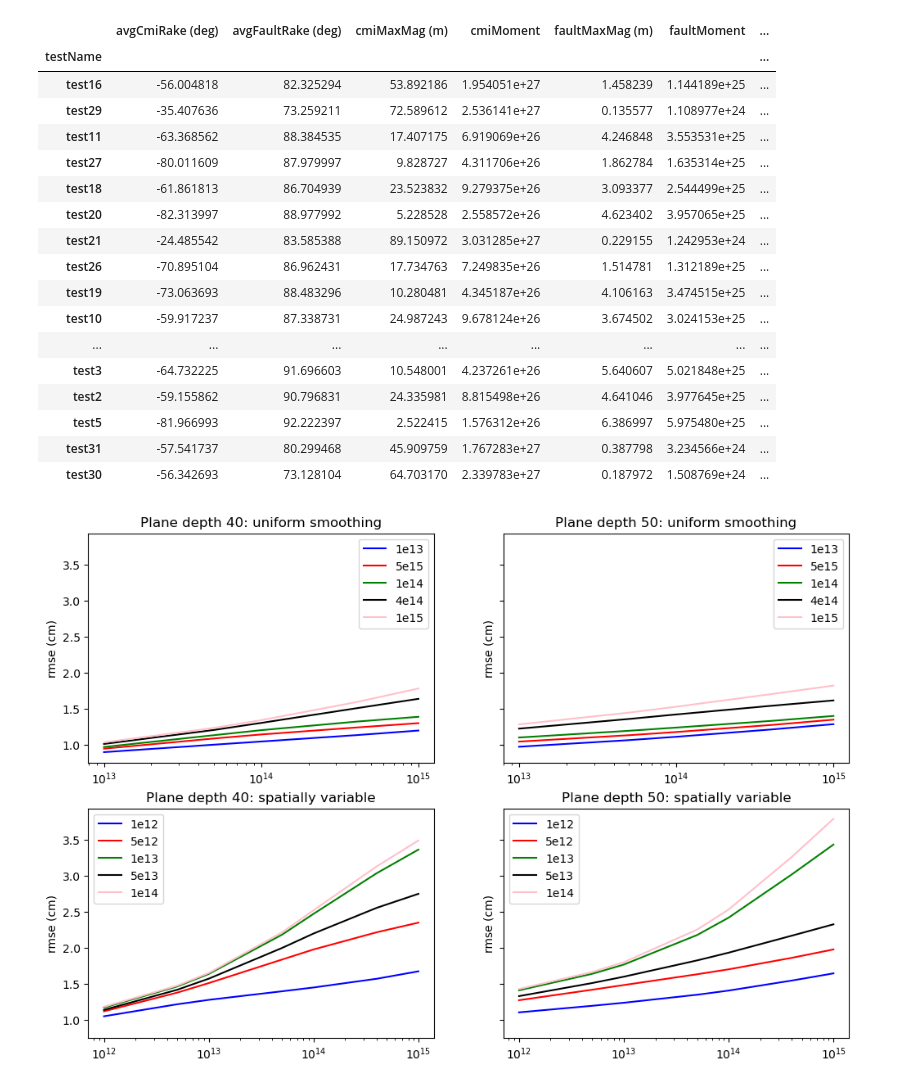
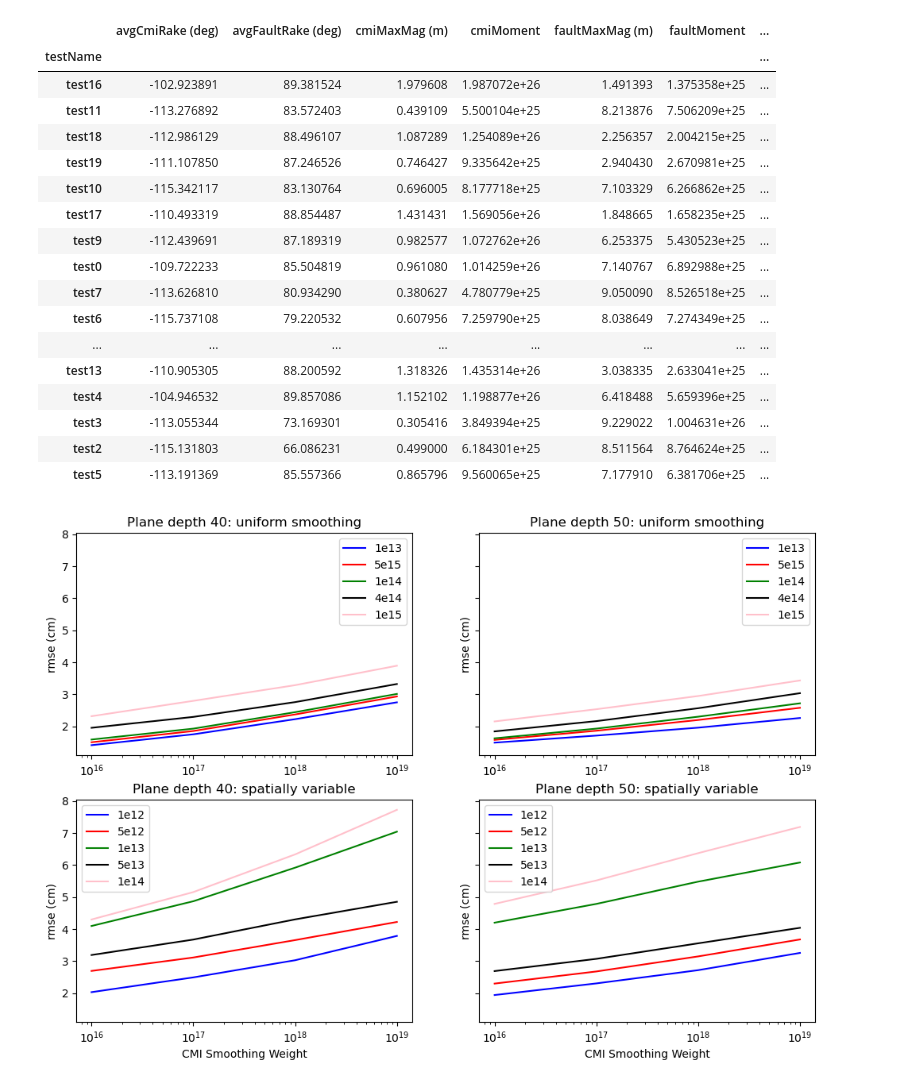
Before and after one commit to e-middleton/cmiModeling, a Jupyter notebook: parseResults.ipynb, the cells around one changed output. Cells and saved outputs as stored; diff of their text form; code cells hidden in the pictures.

```diff
--- a/parseResults.ipynb
+++ b/parseResults.ipynb
@@ -2,8 +2,9 @@
 import os
 import pandas as pd
 import json
+import yaml
 
-test_dirs = ["./_outputs/D40_SU_Testing", "./_outputs/D50_SU_Testing", "./_outputs/D40_SV_Testing", "./_outputs/D50_SV_Testing"]
+test_dirs = ["./_outputsCMI/D40_SU_Testing", "./_outputsCMI/D50_SU_Testing", "./_outputsCMI/D40_SV_Testing", "./_outputsCMI/D50_SV_Testing"]
 testList = [] # list of dictionaries
 testList2 = []
 testList3 = []
@@ -18,7 +19,7 @@ for batch in test_dirs:
     for root, dirs, files in os.walk(batch) :
         if "test" in root:
             with open(root + '/configSettings.txt') as filename:
-                test = json.load(filename)
+                test = yaml.safe_load(filename)
             with open(root +'/numericalResults.txt') as file2:
                 data = json.load(file2)
                 data["faultSmoothing"] = test["smoothing"]["fault"]
@@ -53,22 +54,22 @@ models4.set_index("testName")
 # %% [output]
 |  | avgCmiRake (deg) | avgFaultRake (deg) | cmiMaxMag (m) | cmiMoment | faultMaxMag (m) | faultMoment | ... |
 | testName |  |  |  |  |  |  | ... |
-| test16 | -56.004818 | 82.325294 | 53.892186 | 1.954051e+27 | 1.458239 | 1.144189e+25 | ... |
-| test29 | -35.407636 | 73.259211 | 72.589612 | 2.536141e+27 | 0.135577 | 1.108977e+24 | ... |
-| test11 | -63.368562 | 88.384535 | 17.407175 | 6.919069e+26 | 4.246848 | 3.553531e+25 | ... |
-| test27 | -80.011609 | 87.979997 | 9.828727 | 4.311706e+26 | 1.862784 | 1.635314e+25 | ... |
-| test18 | -61.861813 | 86.704939 | 23.523832 | 9.279375e+26 | 3.093377 | 2.544499e+25 | ... |
-| test20 | -82.313997 | 88.977992 | 5.228528 | 2.558572e+26 | 4.623402 | 3.957065e+25 | ... |
-| test21 | -24.485542 | 83.585388 | 89.150972 | 3.031285e+27 | 0.229155 | 1.242953e+24 | ... |
-| test26 | -70.895104 | 86.962431 | 17.734763 | 7.249835e+26 | 1.514781 | 1.312189e+25 | ... |
-| test19 | -73.063693 | 88.483296 | 10.280481 | 4.345187e+26 | 4.106163 | 3.474515e+25 | ... |
-| test10 | -59.917237 | 87.338731 | 24.987243 | 9.678124e+26 | 3.674502 | 3.024153e+25 | ... |
+| test16 | -102.923891 | 89.381524 | 1.979608 | 1.987072e+26 | 1.491393 | 1.375358e+25 | ... |
+| test11 | -113.276892 | 83.572403 | 0.439109 | 5.500104e+25 | 8.213876 | 7.506209e+25 | ... |
+| test18 | -112.986129 | 88.496107 | 1.087289 | 1.254089e+26 | 2.256357 | 2.004215e+25 | ... |
+| test19 | -111.107850 | 87.246526 | 0.746427 | 9.335642e+25 | 2.940430 | 2.670981e+25 | ... |
+| test10 | -115.342117 | 83.130764 | 0.696005 | 8.177718e+25 | 7.103329 | 6.266862e+25 | ... |
+| test17 | -110.493319 | 88.854487 | 1.431431 | 1.569056e+26 | 1.848665 | 1.658235e+25 | ... |
+| test9 | -112.439691 | 87.189319 | 0.982577 | 1.072762e+26 | 6.253375 | 5.430523e+25 | ... |
+| test0 | -109.722233 | 85.504819 | 0.961080 | 1.014259e+26 | 7.140767 | 6.892988e+25 | ... |
+| test7 | -113.626810 | 80.934290 | 0.380627 | 4.780779e+25 | 9.050090 | 8.526518e+25 | ... |
+| test6 | -115.737108 | 79.220532 | 0.607956 | 7.259790e+25 | 8.038649 | 7.274349e+25 | ... |
 | ... | ... | ... | ... | ... | ... | ... | ... |
-| test3 | -64.732225 | 91.696603 | 10.548001 | 4.237261e+26 | 5.640607 | 5.021848e+25 | ... |
-| test2 | -59.155862 | 90.796831 | 24.335981 | 8.815498e+26 | 4.641046 | 3.977645e+25 | ... |
-| test5 | -81.966993 | 92.222397 | 2.522415 | 1.576312e+26 | 6.386997 | 5.975480e+25 | ... |
-| test31 | -57.541737 | 80.299468 | 45.909759 | 1.767283e+27 | 0.387798 | 3.234566e+24 | ... |
-| test30 | -56.342693 | 73.128104 | 64.703170 | 2.339783e+27 | 0.187972 | 1.508769e+24 | ... |
+| test13 | -110.905305 | 88.200592 | 1.318326 | 1.435314e+26 | 3.038335 | 2.633041e+25 | ... |
+| test4 | -104.946532 | 89.857086 | 1.152102 | 1.198877e+26 | 6.418488 | 5.659396e+25 | ... |
+| test3 | -113.055344 | 73.169301 | 0.305416 | 3.849394e+25 | 9.229022 | 1.004631e+26 | ... |
+| test2 | -115.131803 | 66.086231 | 0.499000 | 6.184301e+25 | 8.511564 | 8.764624e+25 | ... |
+| test5 | -113.191369 | 85.557366 | 0.865796 | 9.560065e+25 | 7.177910 | 6.381706e+25 | ... |
 # %%
 f1e13_models = (models.loc[lambda df: (df["faultSmoothing"] == 1e13)]).sort_values(by="cmiSmoothing")
 f5e13_models = (models.loc[lambda df: (df["faultSmoothing"] == 5e13)]).sort_values(by="cmiSmoothing")
@@ -117,34 +118,36 @@ ax[0][1].set_ylabel("rmse (cm)")
 ax[0][1].plot(f1e13_models2["cmiSmoothing"], f1e13_models2["rmse (cm)"], color="blue", label="1e13");
 ax[0][1].plot(f5e13_models2["cmiSmoothing"], f5e13_models2["rmse (cm)"], color="red", label="5e15")
 ax[0][1].plot(f1e14_models2["cmiSmoothing"], f1e14_models2["rmse (cm)"], color="green", label="1e14");
 ax[0][1].plot(f4e14_models2["cmiSmoothing"], f4e14_models2["rmse (cm)"], color="black", label="4e14");
 ax[0][1].plot(f1e15_models2["cmiSmoothing"], f1e15_models2["rmse (cm)"], color="pink", label="1e15");
 ax[0][1].set_xscale("log")
 ax[0][1].legend()
 
 ax[1][0].set_title("Plane depth 40: spatially variable")
 ax[1][0].set_ylabel("rmse (cm)")
 ax[1][0].plot(f1e12_models3["cmiSmoothing"], f1e12_models3["rmse (cm)"], color="blue", label="1e12");
 ax[1][0].plot(f5e12_models3["cmiSmoothing"], f5e12_models3["rmse (cm)"], color="red", label="5e12")
 ax[1][0].plot(f1e13_models3["cmiSmoothing"], f5e13_models3["rmse (cm)"], color="green", label="1e13");
 ax[1][0].plot(f5e13_models3["cmiSmoothing"], f1e13_models3["rmse (cm)"], color="black", label="5e13");
 ax[1][0].plot(f1e14_models3["cmiSmoothing"], f1e14_models3["rmse (cm)"], color="pink", label="1e14");
 ax[1][0].set_xscale("log")
+ax[1][0].set_xlabel('CMI Smoothing Weight')
 ax[1][0].legend()
 
 ax[1][1].set_title("Plane depth 50: spatially variable")
 ax[1][1].set_ylabel("rmse (cm)")
 ax[1][1].plot(f1e12_models4["cmiSmoothing"], f1e12_models4["rmse (cm)"], color="blue", label="1e12");
 ax[1][1].plot(f5e12_models4["cmiSmoothing"], f5e12_models4["rmse (cm)"], color="red", label="5e12")
 ax[1][1].plot(f1e13_models4["cmiSmoothing"], f5e13_models4["rmse (cm)"], color="green", label="1e13");
 ax[1][1].plot(f5e13_models4["cmiSmoothing"], f1e13_models4["rmse (cm)"], color="black", label="5e13");
 ax[1][1].plot(f1e14_models4["cmiSmoothing"], f1e14_models4["rmse (cm)"], color="pink", label="1e14");
 ax[1][1].set_xscale("log")
+ax[1][1].set_xlabel('CMI Smoothing Weight')
 ax[1][1].legend()
 
 plt.show()
 # %% [output]
-[figure, old version]
+[figure, new version]
 # %%
 
 plt.close('all')
```
Also changed, not shown: parts of 6 cells of this notebook.
